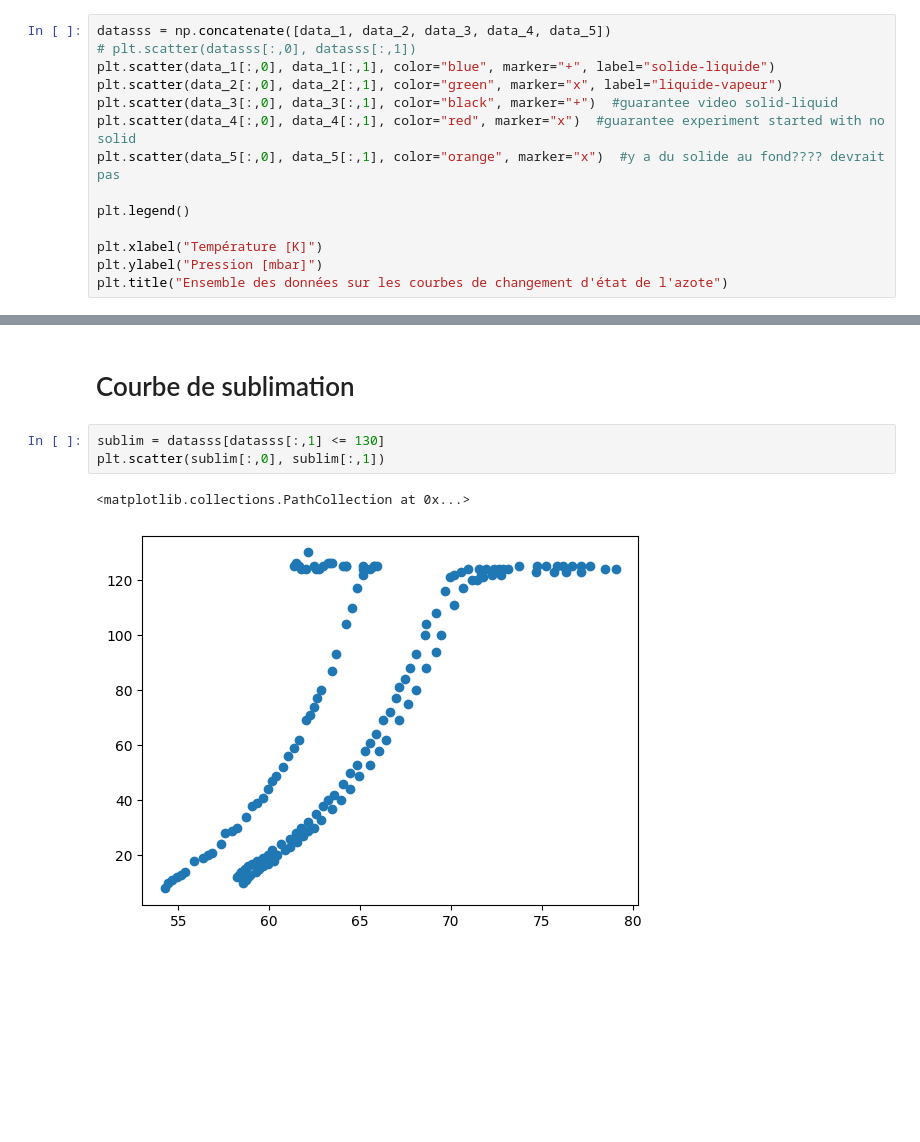
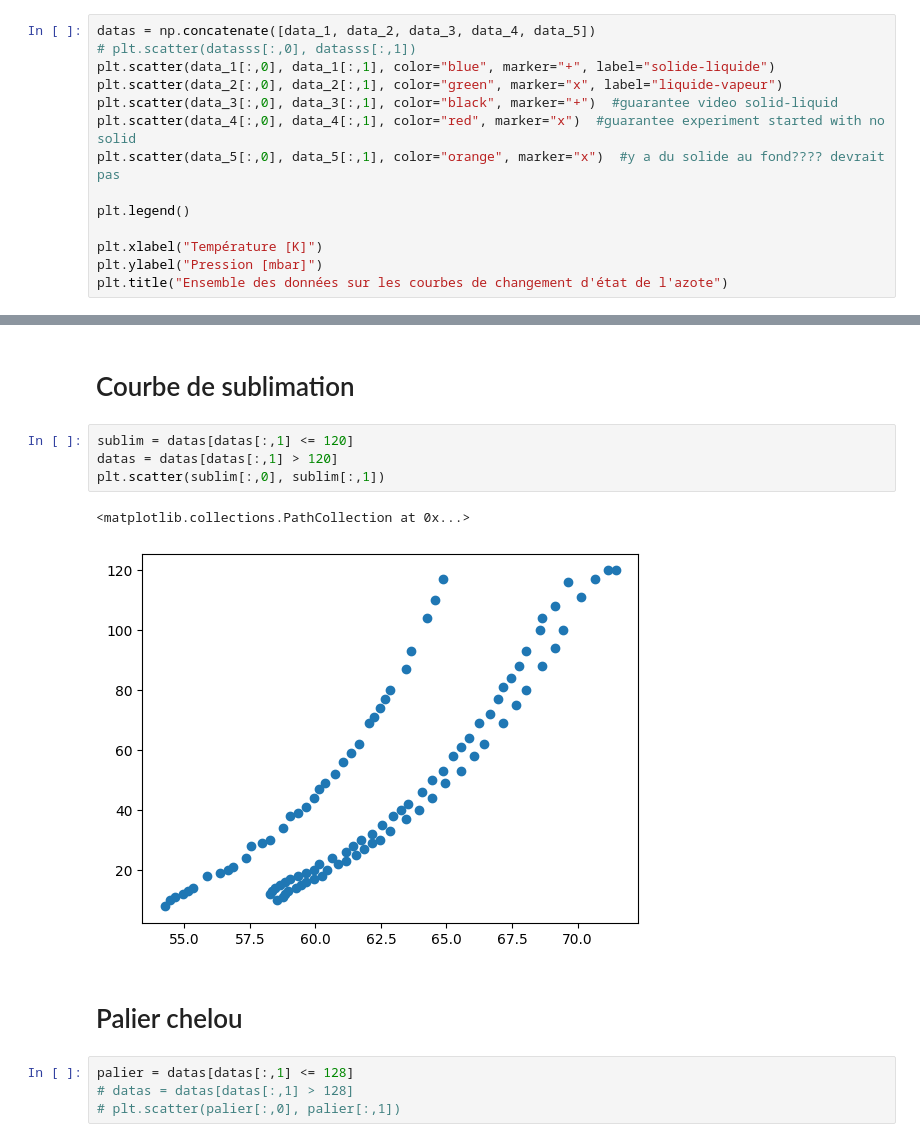
Before and after one commit to TomVdt/TPII-rapports, a Jupyter notebook: 02-K14-point-triple-azote/analyse/exp2.ipynb, the cells around one changed output, grey strips where cells are left out. Saved outputs shown, nothing was run; the diff lists cells and outputs as text; blank space fills up the shorter version.

```diff
--- a/02-K14-point-triple-azote/analyse/exp2.ipynb
+++ b/02-K14-point-triple-azote/analyse/exp2.ipynb
@@ -32,7 +32,7 @@ Mesure 5: gros saut ignoré: aucun points pris
 delta T = 0.1°C
 delta P = 1 mbar
 # %%
-datasss = np.concatenate([data_1, data_2, data_3, data_4, data_5])
+datas = np.concatenate([data_1, data_2, data_3, data_4, data_5])
 # plt.scatter(datasss[:,0], datasss[:,1])
 plt.scatter(data_1[:,0], data_1[:,1], color="blue", marker="+", label="solide-liquide")
 plt.scatter(data_2[:,0], data_2[:,1], color="green", marker="x", label="liquide-vapeur")
@@ -51,8 +51,15 @@ Text(0.5, 1.0, "Ensemble des données sur les courbes de changement d'état de l
 # %% [markdown]
 # Courbe de sublimation
 # %%
-sublim = datasss[datasss[:,1] <= 130]
+sublim = datas[datas[:,1] <= 120]
+datas = datas[datas[:,1] > 120]
 plt.scatter(sublim[:,0], sublim[:,1])
 # %% [output]
 <matplotlib.collections.PathCollection at 0x...>
-[figure, old version]
+[figure, new version]
+# %% [markdown]
+# Palier chelou
+# %%
+palier = datas[datas[:,1] <= 128]
+# datas = datas[datas[:,1] > 128]
+# plt.scatter(palier[:,0], palier[:,1])
```
Also changed, not shown: parts of 8 cells of this notebook.
